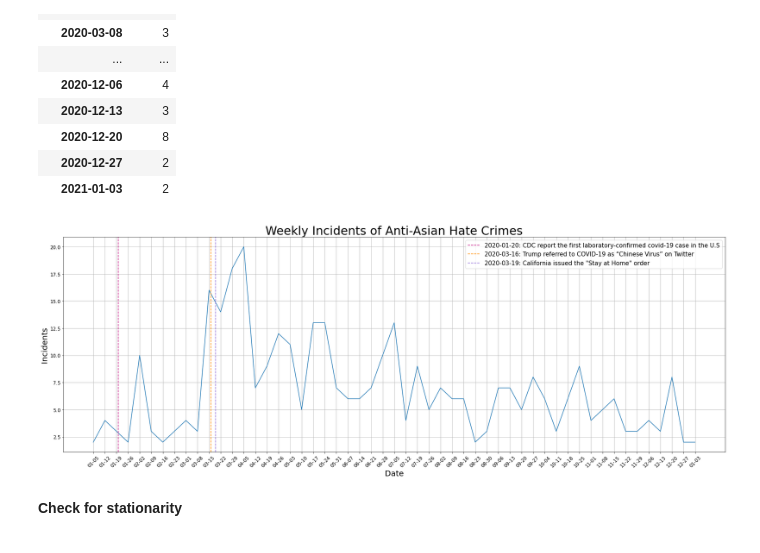
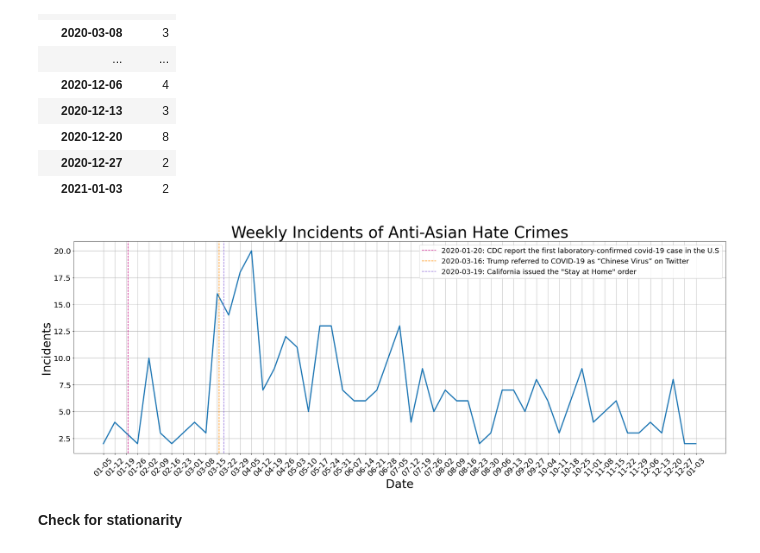
Before and after one commit to macs30200-s23/replication-materials-yuzhouw313, a Jupyter notebook: FBI_hatecrime/crime_analysis.ipynb, the cells around one changed output. Saved outputs shown, nothing was run; the diff lists cells and outputs as text; code cells hidden in the pictures.

```diff
--- a/FBI_hatecrime/crime_analysis.ipynb
+++ b/FBI_hatecrime/crime_analysis.ipynb
@@ -285,27 +266,27 @@ weekly_antiasian_crimes
 # %%
 import datetime
 tick_positions = weekly_antiasian_crimes.index
 tick_labels = [d.strftime('%m-%d') for d in weekly_antiasian_crimes.index]
 
 fig, ax = plt.subplots(figsize=(30, 10))
-ax.plot(weekly_antiasian_crimes.index, weekly_antiasian_crimes.values)
-plt.xlabel('Date', fontsize=20)
-plt.ylabel('Incidents', fontsize=20)
-plt.title('Weekly Incidents of Anti-Asian Hate Crimes', fontsize=30)
-ax.tick_params(axis='both', which='major', labelsize=12)
+ax.plot(weekly_antiasian_crimes.index, weekly_antiasian_crimes.values, lw=3)
+plt.xlabel('Date', fontsize=30)
+plt.ylabel('Incidents', fontsize=30)
+plt.title('Weekly Incidents of Anti-Asian Hate Crimes', fontsize=40)
+ax.tick_params(axis='both', which='major', labelsize=20)
 ax.set_xticks(tick_positions)
 ax.set_xticklabels(tick_labels, rotation=45)
 plt.xticks(weekly_antiasian_crimes.index)
 plt.axvline(x=datetime.date(2020, 1, 20), color='#C71585', linestyle='--', label='2020-01-20: CDC report the first laboratory-confirmed covid-19 case in the U.S')
 plt.axvline(x=datetime.date(2020, 3, 16), color= '#FF8C00', linestyle='--', label='2020-03-16: Trump referred to COVID-19 as “Chinese Virus” on Twitter')
 plt.axvline(x=datetime.date(2020, 3, 19), color= '#9370DB', linestyle='--', label='2020-03-19: California issued the "Stay at Home" order')
 
-plt.legend(fontsize=15)
+plt.legend(fontsize=18)
 ax.grid(True)
 
 plt.show()
 # %% [output]
-[figure, old version]
+[figure, new version]
 # %% [markdown]
 <b>Check for stationarity</b>
 # %%
```
Also changed, not shown: parts of 19 cells of this notebook, 5 other files.
